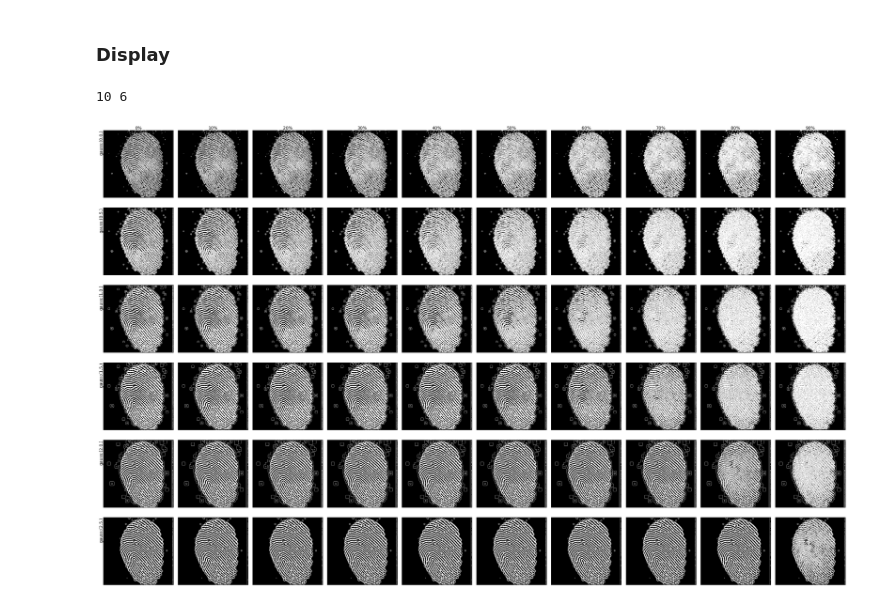
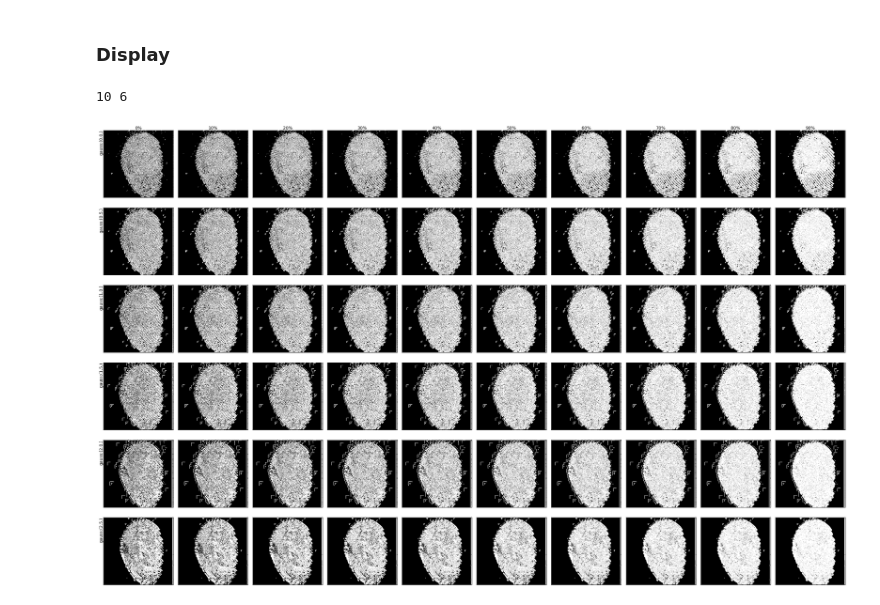
Before and after one commit to LukasSkaane/EdgeDetectionPaper, a Jupyter notebook: old_main.ipynb, the cells around one changed output. Saved outputs shown, nothing was run; the diff lists cells and outputs as text; code cells hidden in the pictures.

```diff
--- a/old_main.ipynb
+++ b/old_main.ipynb
@@ -89,27 +89,25 @@ plt.show()
 # 3. Operators
 ### Generalized operator
 # %%
-def operator(images, kernel):
-    output_images = list()
+def operator(images):
+    o_images = list()
     completed = 0
+    kernel = np.array([[0, 1, 0],
+                       [1, -4, 1],
+                       [0, 1, 0]])
 
     for image in images:
         output_image = np.zeros_like(image)
-
         for x in range(1, image.shape[0]-2):
             for y in range(1, image.shape[1]-2):
-                # Extract a patch the same size as the Kernel
                 patches = image[x-1:x+2, y-1:y+2]
-                # Perform Matrix Multiplication and sum this to get a scalar. Produces an approximation of the second derivative of the pixels.
                 result = np.sum(patches*kernel)
                 output_image[x][y] = result
 
-        output_images.append(output_image)
+        o_images.append(output_image)
         completed+=1
         print(str(completed) + "/" + str(len(images)), end="\r")
-        if completed >= 1:
-            break
-    return output_images
+    return o_images
 
 def roberts_operator(images, kernel):
     output_images = list()
@@ -134,12 +132,10 @@ def roberts_operator(images, kernel):
 # %% [markdown]
 ### Laplacian
 # %%
-laplacian_kernel = np.array([[0, 1, 0],
-                             [1, -4, 1],
-                             [0, 1, 0]])
+
 laplacian_images = dict()
 for blur_str in padded_blurred_images:
-    laplacian_images[blur_str] = operator(padded_blurred_images[blur_str], laplacian_kernel)
+    laplacian_images[blur_str] = operator(padded_blurred_images[blur_str])
 # %% [output]
 1/1
 # %% [markdown]
@@ -293,10 +289,10 @@ def display_images(image_dict):
     plt.tight_layout()
     plt.show()
 # %%
-display_images(laplacian_th_images)
+display_images(SF_th_images)
 # display_images(SF_th_images)
 # display_images(RC_th_images)
 # %% [output]
 10 6
-[figure, old version]
+[figure, new version]
 # %%
```
Also changed, not shown: parts of 1 cell of this notebook.
